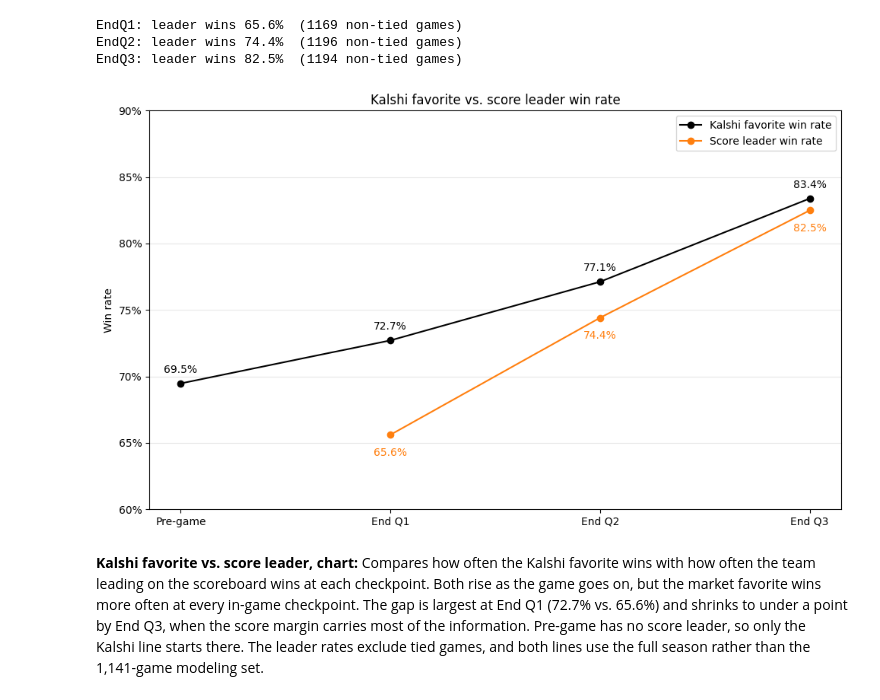
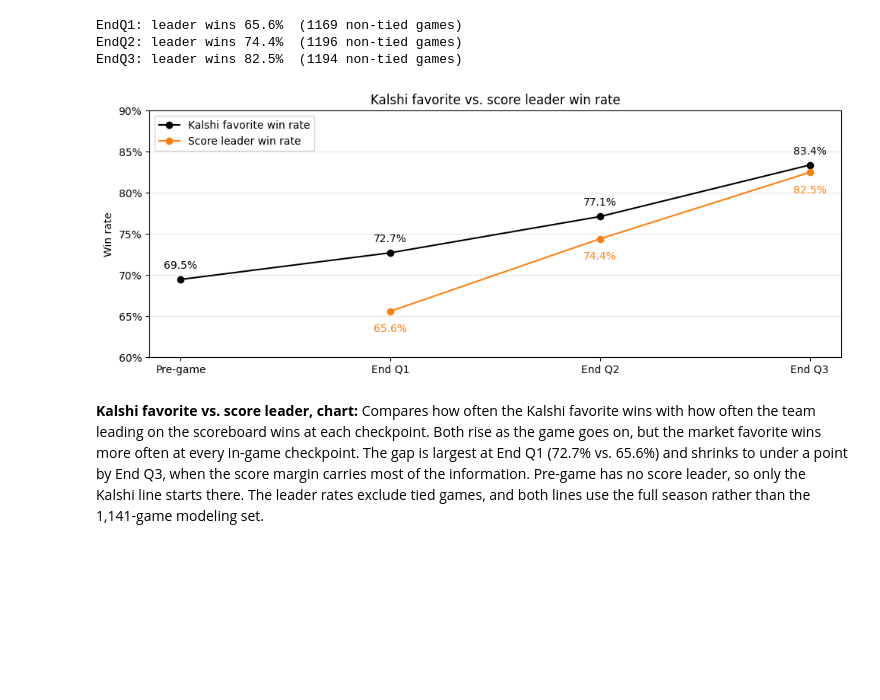
Before and after one commit to brad-hof/Milestone2, a Jupyter notebook: Notebooks/data_prep.ipynb, the cells around one changed output. Cells and saved outputs as stored; diff of their text form; code cells hidden in the pictures; blank space fills up the shorter version.

Commit message:
Tweak data prep visualizations

```diff
--- a/Notebooks/data_prep.ipynb
+++ b/Notebooks/data_prep.ipynb
@@ -188,31 +188,31 @@ EndQ3: leader wins 82.5%  (1194 non-tied games)
 # %%
 labels = ["Pre-game", "End Q1", "End Q2", "End Q3"]
 
 market = kalshi_long.groupby("CHECKPOINT", sort=False).apply(market_summary, include_groups=False)
 
-plt.figure(figsize=(10,6))
+plt.figure(figsize=(10,4))
 
 plt.plot(labels, market["favorite_win_rate"], marker="o", color="black", label="Kalshi favorite win rate")
 plt.plot(labels[1:], leader, marker="o", color="tab:orange", label="Score leader win rate")
 
 for x, y in zip(labels, market["favorite_win_rate"]):
     plt.annotate(f"{y:.1%}", (x, y), textcoords="offset points", xytext=(0, 10), ha="center")
 
 for x, y in zip(labels[1:], leader):
     plt.annotate(f"{y:.1%}", (x, y), textcoords="offset points", xytext=(0, -20), ha="center", color="tab:orange")
 
 plt.ylim(0.6, 0.9)
 plt.ylabel("Win rate")
 plt.gca().yaxis.set_major_formatter(PercentFormatter(xmax=1, decimals=0))
 plt.grid(axis="y", alpha=0.3)
 plt.title("Kalshi favorite vs. score leader win rate")
 plt.legend()
 
 plt.tight_layout()
 plt.savefig(VIZ_DIR / "01_prep_favorite_vs_leader.png", dpi=300, bbox_inches="tight")
 plt.show()
 # %% [output]
-[figure, old version]
+[figure, new version]
 # %% [markdown]
 **Kalshi favorite vs. score leader, chart:** Compares how often the Kalshi favorite wins with how often the team leading on the scoreboard wins at each checkpoint. Both rise as the game goes on, but the market favorite wins more often at every in-game checkpoint. The gap is largest at End Q1 (72.7% vs. 65.6%) and shrinks to under a point by End Q3, when the score margin carries most of the information. Pre-game has no score leader, so only the Kalshi line starts there. The leader rates exclude tied games, and both lines use the full season rather than the 1,141-game modeling set.
 # %% [markdown]
```
Also changed, not shown: parts of 1 cell of this notebook, 2 other files.
